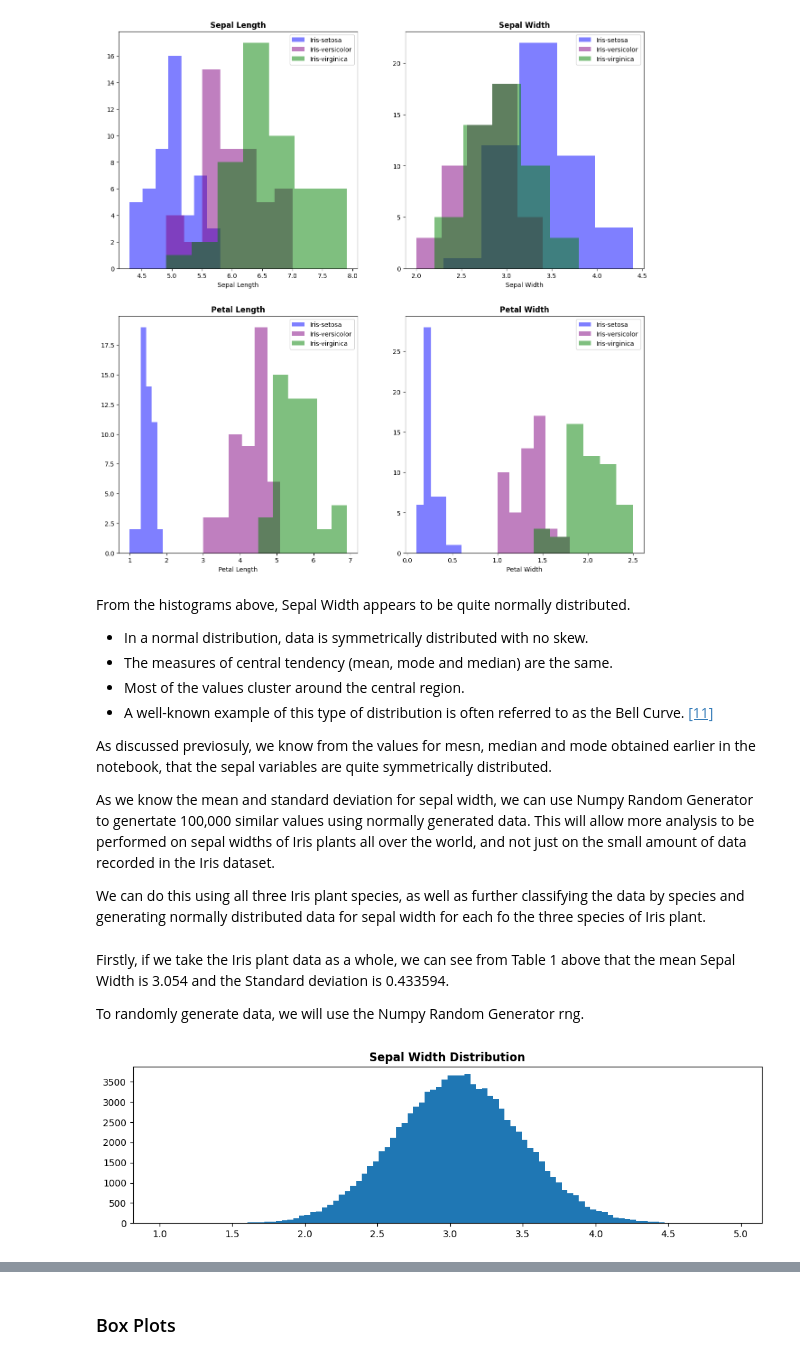
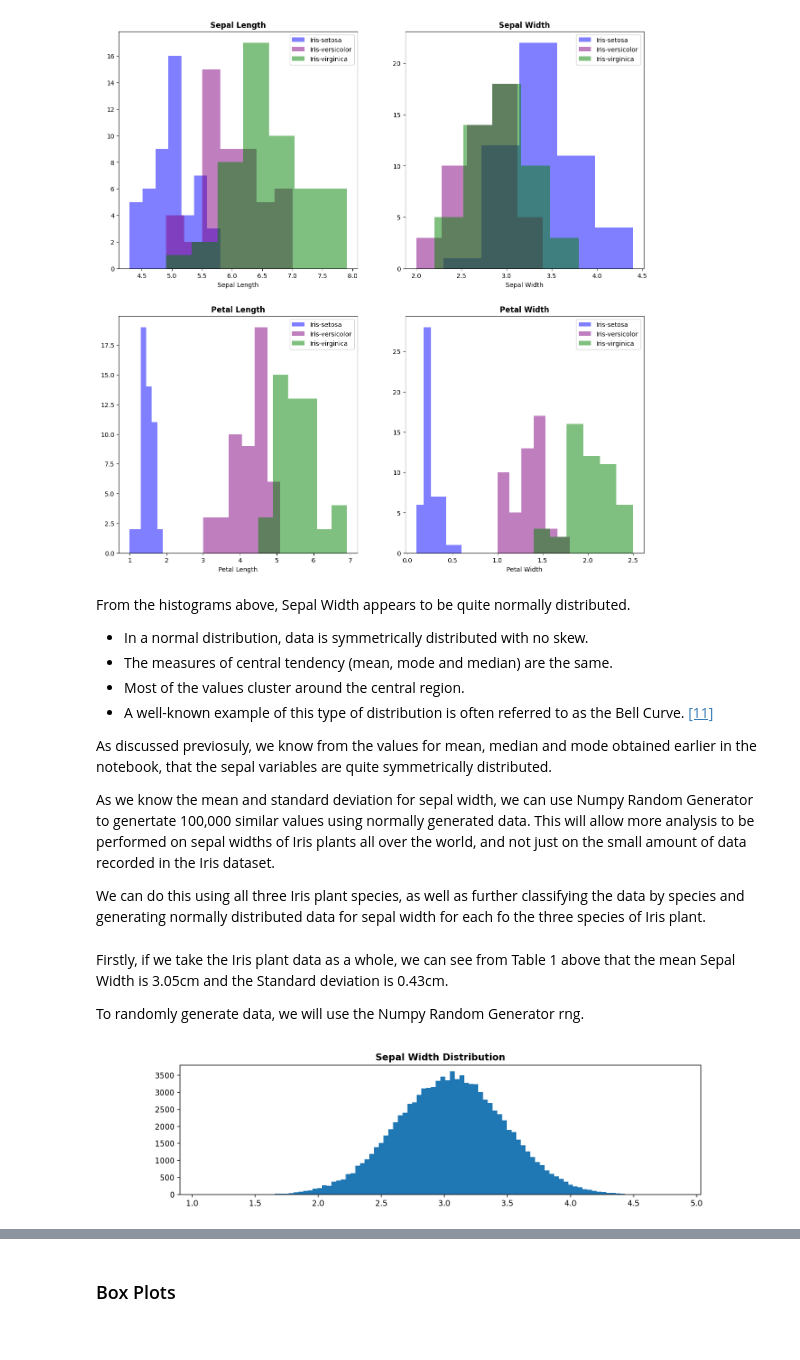
Before and after one commit to rachel-king4/fundamentalsofdataanalysis, a Jupyter notebook: project.ipynb, the cells around one changed output, grey strips where cells are left out. Cells and saved outputs as stored; diff of their text form; code cells hidden in the pictures.

Commit message:
updated statistics tables

```diff
--- a/project.ipynb
+++ b/project.ipynb
@@ -342,25 +340,25 @@ From the histograms above, Sepal Width appears to be quite normally distributed.
 - Most of the values cluster around the central region.
 - A well-known example of this type of distribution is often referred to as the Bell Curve. [[11]](#11)
 
-As discussed previosuly, we know from the values for mesn, median and mode obtained earlier in the notebook, that the sepal variables are quite symmetrically distributed.
+As discussed previosuly, we know from the values for mean, median and mode obtained earlier in the notebook, that the sepal variables are quite symmetrically distributed.
 
 As we know the mean and standard deviation for sepal width, we can use Numpy Random Generator to genertate 100,000 similar values using normally generated data. This will allow more analysis to be performed on sepal widths of Iris plants all over the world, and not just on the small amount of data recorded in the Iris dataset.
 
 We can do this using all three Iris plant species, as well as further classifying the data by species and generating normally distributed data for sepal width for each fo the three species of Iris plant.
 # %% [markdown]
-Firstly, if we take the Iris plant data as a whole, we can see from Table 1 above that the mean Sepal Width is 3.054 and the Standard deviation is 0.433594.
+Firstly, if we take the Iris plant data as a whole, we can see from Table 1 above that the mean Sepal Width is 3.05cm and the Standard deviation is 0.43cm.
 
 To randomly generate data, we will use the Numpy Random Generator rng.
 # %%
 # random generator for Sepal Width
-sepal_width_dist = np.random.normal(loc=3.054, scale=0.433594, size=100000)
+sepal_width_dist = np.random.normal(loc=3.05, scale=0.43, size=100000)
 fig, ax = plt.subplots(figsize=(12,3))
 
 # Plot a histogram
 ax.set_title("Sepal Width Distribution", fontweight='bold')
 ax.hist(sepal_width_dist, bins=100, density=False);
 # %% [output]
-[figure, old version]
+[figure, new version]
 # %% [markdown]
 Similarly, further breaking the data down by species, ramdomly generated data for sepal wifth for each of the three species can be obtained.
 
```
Also changed, not shown: parts of 9 cells of this notebook.
